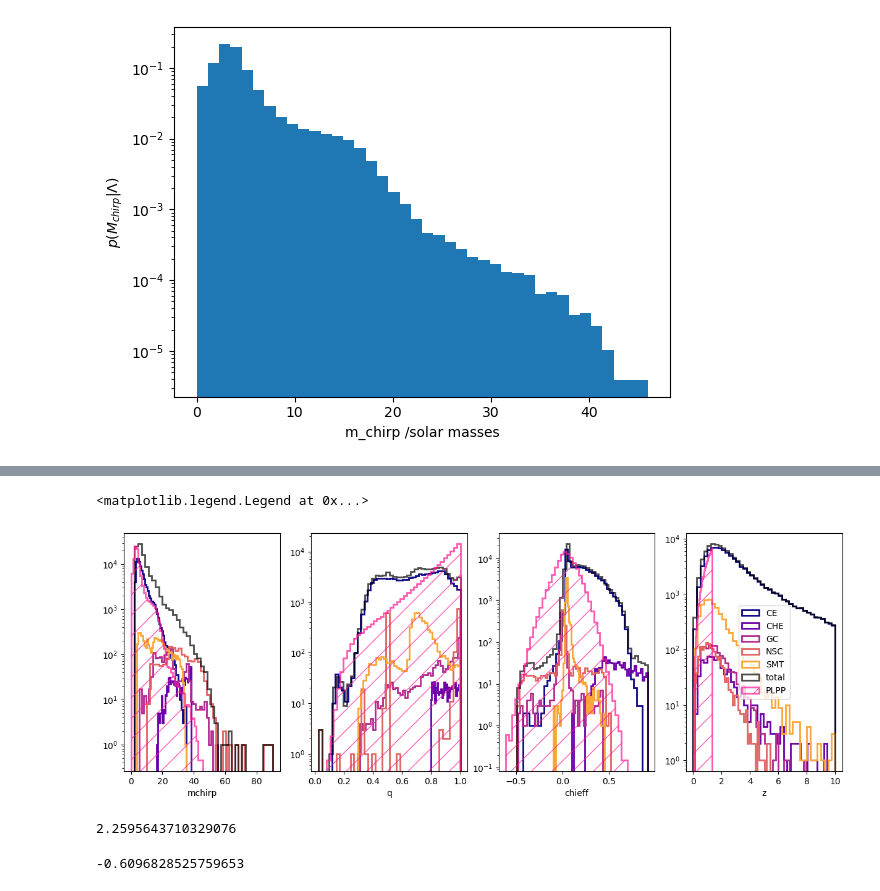
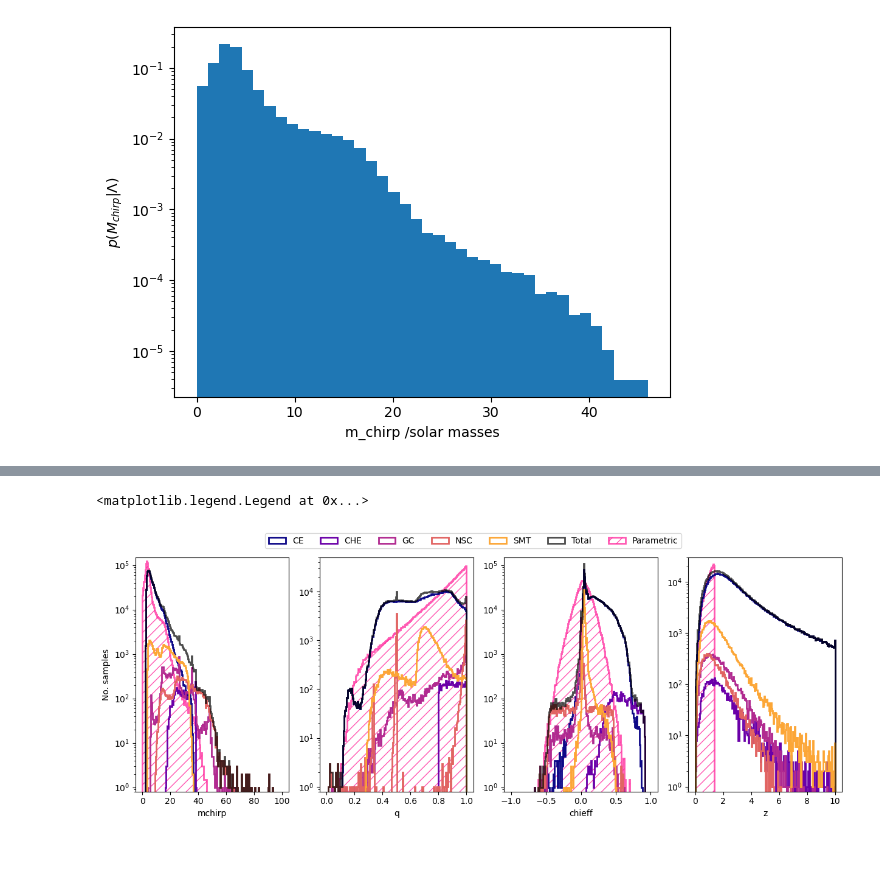
Before and after one commit to michaelzevin/AMAZE, a Jupyter notebook: notebooks/plot_results_dataspace.ipynb, the cells around one changed output, grey strips where cells are left out. Saved outputs shown, nothing was run; the diff lists cells and outputs as text; code cells hidden in the pictures; blank space fills up the shorter version.

Commit message:
correct normalisation for paarmetric samples

```diff
--- a/notebooks/plot_results_dataspace.ipynb
+++ b/notebooks/plot_results_dataspace.ipynb
@@ -156,11 +156,11 @@ corner_kwargs = dict(
 )
 
 
-fig=corner.corner(total_samps[samps_filled[-1]:samps_filled[0]], **corner_kwargs)
+fig=corner.corner(total_samps_ordered[samps_filled[-1]:samps_filled[0]], **corner_kwargs)
 
-for cidx, channel in enumerate(channels[1:]):
+"""for cidx, channel in enumerate(channels[1:]):
     corner_kwargs["color"] = colors[cidx+1]
-    corner.corner(total_samps_ordered[samps_filled[cidx]:samps_filled[cidx+1]], fig=fig, **corner_kwargs)
+    corner.corner(total_samps_ordered[samps_filled[cidx]:samps_filled[cidx+1]], fig=fig, **corner_kwargs)"""
 plt.legend(
         handles=[
             mlines.Line2D([], [], color=colors[i], label=channels[i])
@@ -194,16 +174,0 @@ plt.legend()
-# %%
-plt.rcParams["figure.figsize"] = (15,5)
-fig,ax=plt.subplots(1,4)
-cmap = plt.colormaps['plasma']
-colors = cmap(np.linspace(0, 1, 6))
-
-for cidx, channel in enumerate(channels):
-    for pidx,param in enumerate(params):
-        ax[pidx].hist(total_samps[samps_filled[cidx-1]:samps_filled[cidx],pidx], color=colors[cidx], histtype='step', bins=40, lw=2,\
-             label=channel)
-        ax[pidx].set_yscale('log')
-        ax[pidx].set_xlabel(param)
-
-for pidx,param in enumerate(params):
-    ax[pidx].hist(total_samps[:,pidx], color='black', histtype='step', bins=40, lw=2, ls='-', label='total', alpha=0.7)
-plt.legend()
@@ -248,32 +209,34 @@ plt.hist(chieff_samps, density=True, bins=100)
 # %%
 plt.rcParams["figure.figsize"] = (15,5)
 fig,ax=plt.subplots(1,4)
 cmap = plt.colormaps['plasma']
 colors = cmap(np.linspace(0, 1, 6))
 PLPP_samps = [mchirp_samps, comb_intrins_samps['q'], chieff_samps, comb_intrins_samps['z']]
+bins =np.array([np.linspace(0,100,200), np.linspace(0,1,200), np.linspace(-1,1,200), np.linspace(0,10,200)])
+ax_ylims = [0.15*no_total_samps,0.05*no_total_samps,0.15*no_total_samps,0.03*no_total_samps]
+mask_min = [np.min(total_samps[:,0]), 0,-1,0]
+mask_max = [100, 1,1,1.35]
 
 for cidx, channel in enumerate(channels):
     for pidx,param in enumerate(params):
-        ax[pidx].hist(total_samps_ordered[samps_filled[cidx-1]:samps_filled[cidx],pidx], color=colors[cidx], histtype='step', bins=40, lw=2,\
+        ax[pidx].hist(total_samps_ordered[samps_filled[cidx-1]:samps_filled[cidx],pidx], color=colors[cidx], histtype='step', bins=bins[pidx], lw=2,\
              label=channel)
         ax[pidx].set_yscale('log')
         ax[pidx].set_xlabel(param)
 
 for pidx,param in enumerate(params):
-    ax[pidx].hist(total_samps_ordered[:,pidx], color='black', histtype='step', bins=40, lw=2, ls='-', label='total', alpha=0.7)
-    ax[pidx].hist(PLPP_samps[pidx], color='deeppink', histtype='step', weights=np.ones_like(PLPP_samps[pidx])*len(total_samps_ordered[:,pidx])/len(PLPP_samps[pidx]),\
-        hatch='/', bins=40, lw=2, ls='-', label='PLPP', alpha=0.7)
-plt.legend()
+    ax[pidx].hist(total_samps_ordered[:,pidx], color='black', histtype='step', bins=bins[pidx], lw=2, ls='-', label='Total', alpha=.7)
+    mask = np.logical_and(mask_min[pidx]<total_samps[:,pidx],total_samps[:,pidx]<mask_max[pidx])
+    ax[pidx].hist(PLPP_samps[pidx], color='deeppink', histtype='step',\
+        weights=np.ones_like(PLPP_samps[pidx])*len(total_samps_ordered[mask,pidx])/len(PLPP_samps[pidx]),\
+        hatch='//', bins=bins[pidx], lw=2, ls='-', label='Parametric', alpha=0.7, zorder=-100)
+    ax[pidx].set_yscale('log')
+    ax[pidx].set_xlabel(param)
+    ax[pidx].set_ylim(0.8,ax_ylims[pidx])
+ax[0].set_ylabel('No. samples')
+plt.legend(loc='lower center', bbox_to_anchor=(-1.4, 1.02), ncol=7, prop={'size':10})
 # %% [output]
 <matplotlib.legend.Legend at 0x...>
-[figure, old version]
+[figure, new version]
-# %%
-np.min(total_samps_ordered[:,0])
-# %% [output]
-2.2595643710329076
-# %%
-np.min(chieff_samps)
-# %% [output]
--0.6096828525759653
 # %%
 fig,ax=plt.subplots(2,4)
```
Also changed, not shown: parts of 9 cells of this notebook.
